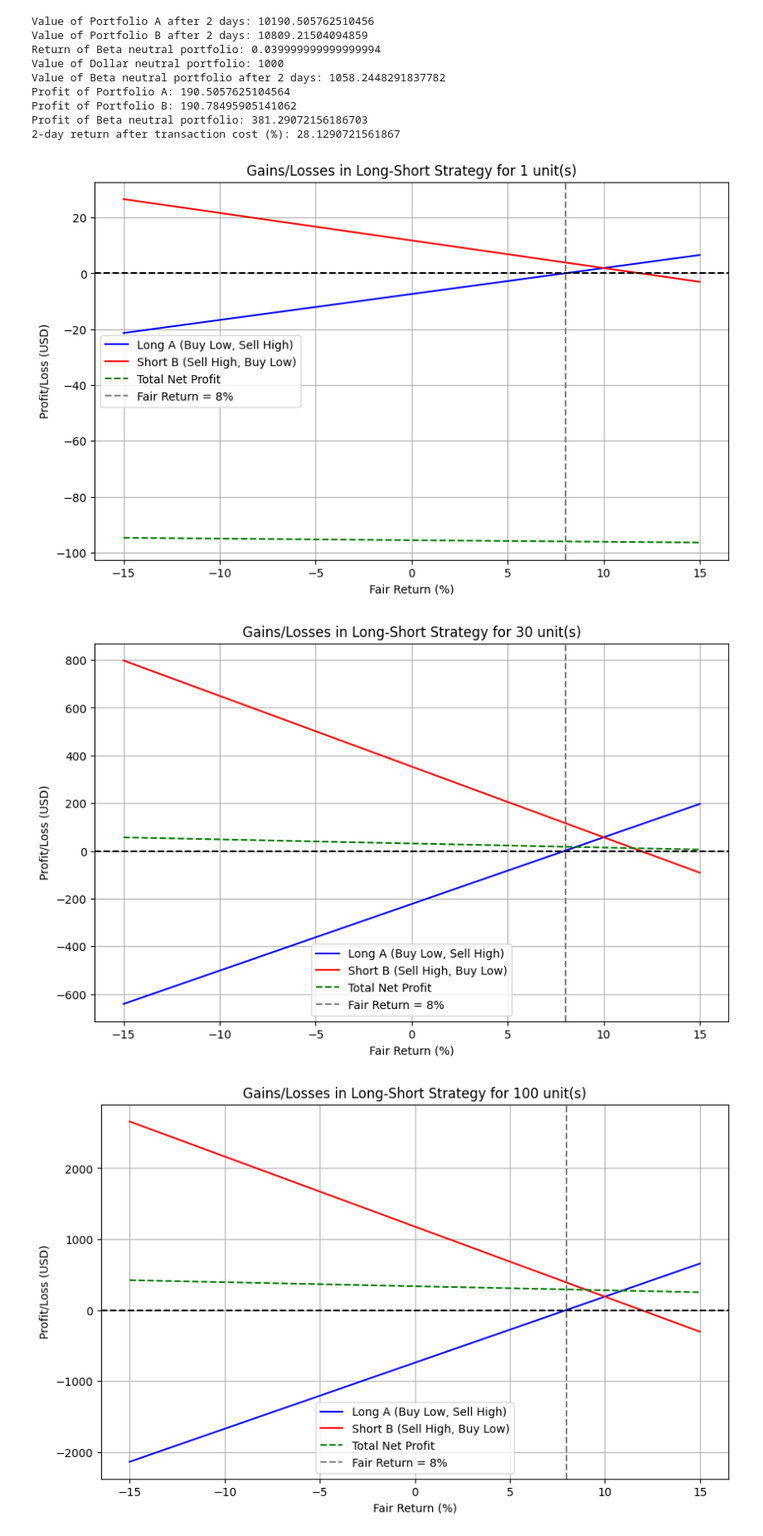
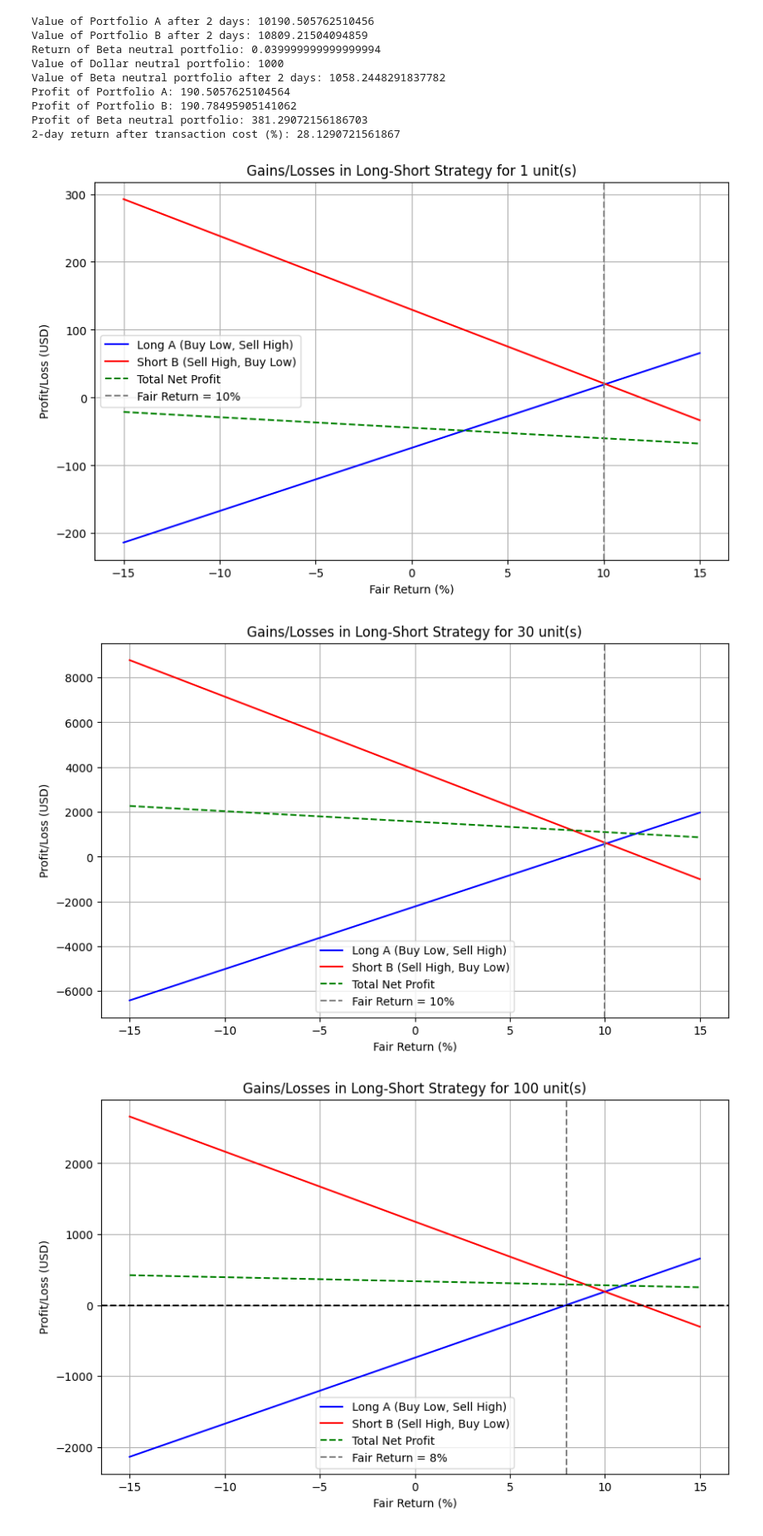
Before and after one commit to KayalvizhiT513/Algo_Trading, a Jupyter notebook: Problems_25Apr2025_Beta_Neutral_Convergence_Trade.ipynb, the cells around one changed output. Shown at 83% size. Saved outputs shown, nothing was run; the diff lists cells and outputs as text; code cells hidden in the pictures.

```diff
--- a/Problems_25Apr2025_Beta_Neutral_Convergence_Trade.ipynb
+++ b/Problems_25Apr2025_Beta_Neutral_Convergence_Trade.ipynb
@@ -205,7 +205,7 @@ Profit of Beta neutral portfolio: 381.29072156186703
 import numpy as np
 import matplotlib.pyplot as plt
 
-def plot_gains_losses(n_units=1, transaction_cost=100):
+def plot_gains_losses(n_units=1, k = 1, transaction_cost=100):
     # Given values
     initial_price_A = 100
     return_A = 0.08
@@ -213,8 +213,8 @@ def plot_gains_losses(n_units=1, transaction_cost=100):
     return_B = 0.12
 
     # Scale prices by number of units
-    value_PortfolioA = initial_price_A * n_units
-    value_PortfolioB = initial_price_B * n_units
+    value_PortfolioA = initial_price_A * n_units * k/initial_price_B
+    value_PortfolioB = initial_price_B * n_units * k/initial_price_A
 
     # Range of fair returns (5% to 15%)
     fair_returns = np.linspace(-0.15, 0.15, 100)
@@ -255,8 +255,8 @@ def plot_gains_losses(n_units=1, transaction_cost=100):
     plt.plot(fair_returns * 100, total_net_profit, label="Total Net Profit", color="green", linestyle="--")
     # plt.plot(fair_returns * 100, total_net_return, label="Total Net Return", color="orange", linestyle="--")
 
-    plt.axhline(0, color="black", linestyle="--")
-    plt.axvline(8, color="gray", linestyle="--", label="Fair Return = 8%")
+    # plt.axhline(0, color="black", linestyle="--")
+    plt.axvline(10, color="gray", linestyle="--", label="Fair Return = 10%")
 
     plt.xlabel("Fair Return (%)")
     plt.ylabel("Profit/Loss (USD)")
@@ -265,13 +265,13 @@ def plot_gains_losses(n_units=1, transaction_cost=100):
     plt.grid(True)
     plt.show()
 # %%
-plot_gains_losses(n_units=1)    # Run for 1 unit
+plot_gains_losses(n_units=1, k= 1100)    # Run for 1 unit
 # %% [output]
-[figure, old version]
+[figure, new version]
 # %%
-plot_gains_losses(n_units=30)    # Run for 30 unit
+plot_gains_losses(n_units=30, k=1100)    # Run for 30 unit
 # %% [output]
-[figure, old version]
+[figure, new version]
 # %%
 plot_gains_losses(n_units=100)
 # %% [output]
```
Also changed, not shown: parts of 9 cells of this notebook.
